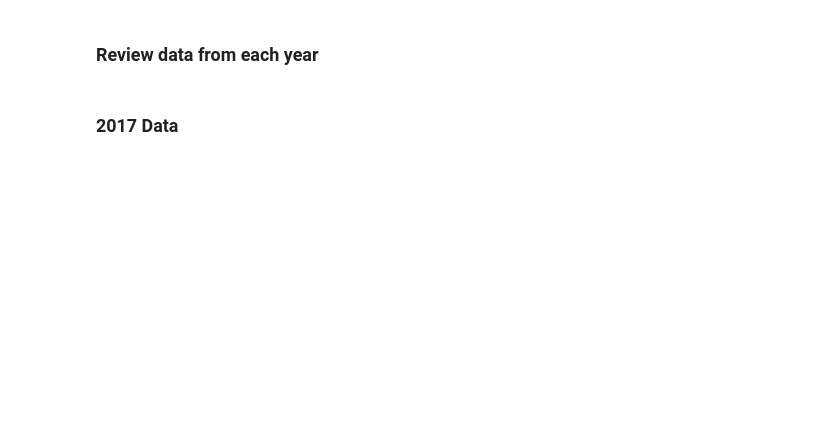
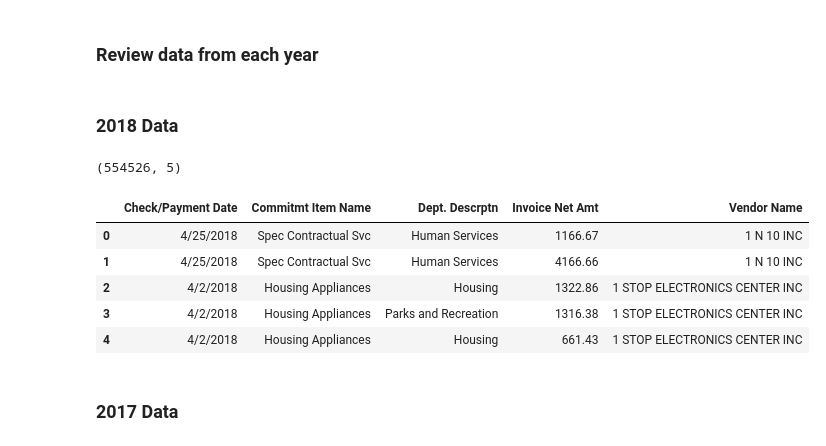
Before and after one commit to mrkjhsn/City-of-Phoenix-Vendor-Payments, a Jupyter notebook: year_over_year_analysis.ipynb, the cells around one changed output. Drawn from its saved outputs; the diff is of its cells as text; code cells hidden in the pictures; blank space fills up the shorter version.

```diff
--- a/year_over_year_analysis.ipynb
+++ b/year_over_year_analysis.ipynb
@@ -7,6 +8,26 @@ import matplotlib.pyplot as plt
 import matplotlib.ticker
 import seaborn as sns
 import datetime
+# %% [markdown]
+### 2018 Data
+# %%
+# open all 2018 csv files and read them into a dataframe
+files = glob.glob('data/2018/*.csv')
+
+phx_ven_pay_18 = pd.concat([pd.read_csv(f) for f in files], sort=True)
+# %%
+phx_ven_pay_18.shape
+# %% [output]
+(554526, 5)
+# %%
+phx_ven_pay_18.head()
+# %% [output]
+|  | Check/Payment Date | Commitmt Item Name | Dept. Descrptn | Invoice Net Amt | Vendor Name |
+| 0 | 4/25/2018 | Spec Contractual Svc | Human Services | 1166.67 | 1 N 10 INC |
+| 1 | 4/25/2018 | Spec Contractual Svc | Human Services | 4166.66 | 1 N 10 INC |
+| 2 | 4/2/2018 | Housing Appliances | Housing | 1322.86 | 1 STOP ELECTRONICS CENTER INC |
+| 3 | 4/2/2018 | Housing Appliances | Parks and Recreation | 1316.38 | 1 STOP ELECTRONICS CENTER INC |
+| 4 | 4/2/2018 | Housing Appliances | Housing | 661.43 | 1 STOP ELECTRONICS CENTER INC |
 # %% [markdown]
 ### 2017 Data
 # %%
```
Also changed, not shown: parts of 39 cells of this notebook.
